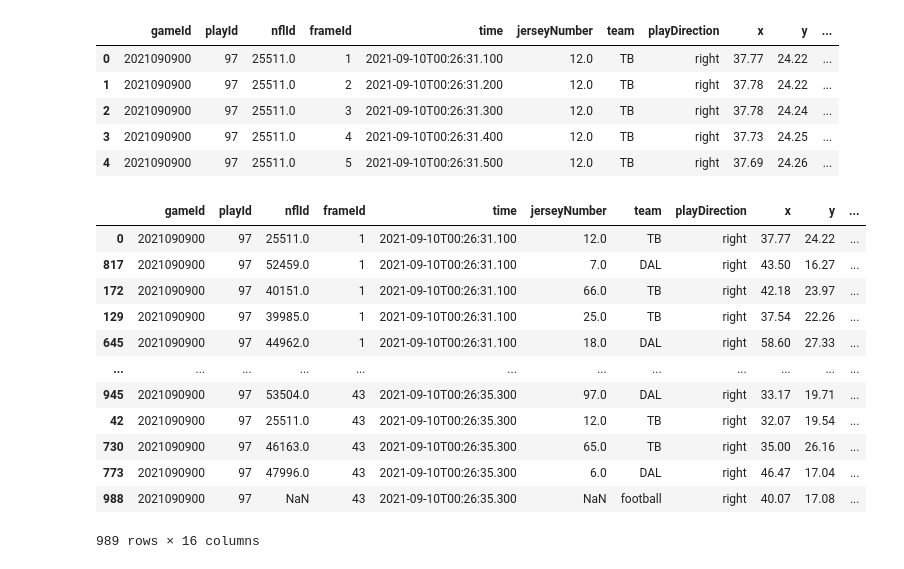
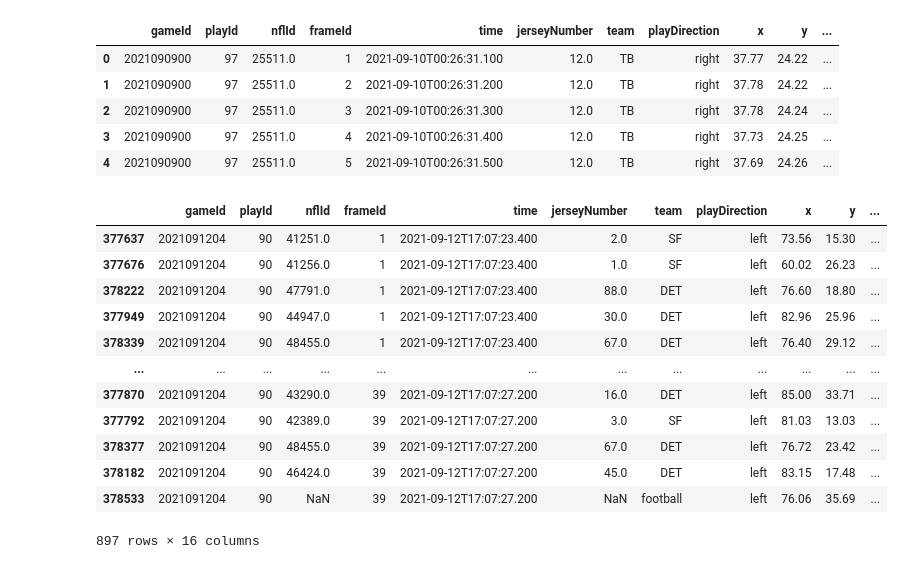
Before and after one commit to samuelrufusward/ADS-NFL, a Jupyter notebook: ExtractPlayInfo.ipynb, the cells around one changed output. Saved outputs shown, nothing was run; the diff lists cells and outputs as text; code cells hidden in the pictures.

```diff
--- a/ExtractPlayInfo.ipynb
+++ b/ExtractPlayInfo.ipynb
@@ -22,18 +28,18 @@ def collect_game_info(weekdf, playId, saved=False):
         playdf.to_csv(f'Play{playId}Frames.csv')
     return playdf
 # %%
-collect_game_info(w1data, 97,True)
+collect_game_info(w1data, 90,True)
 # %% [output]
 |  | gameId | playId | nflId | frameId | time | jerseyNumber | team | playDirection | x | y | ... |
-| 0 | 2021090900 | 97 | 25511.0 | 1 | 2021-09-10T00:26:31.100 | 12.0 | TB | right | 37.77 | 24.22 | ... |
-| 817 | 2021090900 | 97 | 52459.0 | 1 | 2021-09-10T00:26:31.100 | 7.0 | DAL | right | 43.50 | 16.27 | ... |
-| 172 | 2021090900 | 97 | 40151.0 | 1 | 2021-09-10T00:26:31.100 | 66.0 | TB | right | 42.18 | 23.97 | ... |
-| 129 | 2021090900 | 97 | 39985.0 | 1 | 2021-09-10T00:26:31.100 | 25.0 | TB | right | 37.54 | 22.26 | ... |
-| 645 | 2021090900 | 97 | 44962.0 | 1 | 2021-09-10T00:26:31.100 | 18.0 | DAL | right | 58.60 | 27.33 | ... |
+| 377637 | 2021091204 | 90 | 41251.0 | 1 | 2021-09-12T17:07:23.400 | 2.0 | SF | left | 73.56 | 15.30 | ... |
+| 377676 | 2021091204 | 90 | 41256.0 | 1 | 2021-09-12T17:07:23.400 | 1.0 | SF | left | 60.02 | 26.23 | ... |
+| 378222 | 2021091204 | 90 | 47791.0 | 1 | 2021-09-12T17:07:23.400 | 88.0 | DET | left | 76.60 | 18.80 | ... |
+| 377949 | 2021091204 | 90 | 44947.0 | 1 | 2021-09-12T17:07:23.400 | 30.0 | DET | left | 82.96 | 25.96 | ... |
+| 378339 | 2021091204 | 90 | 48455.0 | 1 | 2021-09-12T17:07:23.400 | 67.0 | DET | left | 76.40 | 29.12 | ... |
 | ... | ... | ... | ... | ... | ... | ... | ... | ... | ... | ... | ... |
-| 945 | 2021090900 | 97 | 53504.0 | 43 | 2021-09-10T00:26:35.300 | 97.0 | DAL | right | 33.17 | 19.71 | ... |
-| 42 | 2021090900 | 97 | 25511.0 | 43 | 2021-09-10T00:26:35.300 | 12.0 | TB | right | 32.07 | 19.54 | ... |
-| 730 | 2021090900 | 97 | 46163.0 | 43 | 2021-09-10T00:26:35.300 | 65.0 | TB | right | 35.00 | 26.16 | ... |
-| 773 | 2021090900 | 97 | 47996.0 | 43 | 2021-09-10T00:26:35.300 | 6.0 | DAL | right | 46.47 | 17.04 | ... |
-| 988 | 2021090900 | 97 | NaN | 43 | 2021-09-10T00:26:35.300 | NaN | football | right | 40.07 | 17.08 | ... |
+| 377870 | 2021091204 | 90 | 43290.0 | 39 | 2021-09-12T17:07:27.200 | 16.0 | DET | left | 85.00 | 33.71 | ... |
+| 377792 | 2021091204 | 90 | 42389.0 | 39 | 2021-09-12T17:07:27.200 | 3.0 | SF | left | 81.03 | 13.03 | ... |
+| 378377 | 2021091204 | 90 | 48455.0 | 39 | 2021-09-12T17:07:27.200 | 67.0 | DET | left | 76.72 | 23.42 | ... |
+| 378182 | 2021091204 | 90 | 46424.0 | 39 | 2021-09-12T17:07:27.200 | 45.0 | DET | left | 83.15 | 17.48 | ... |
+| 378533 | 2021091204 | 90 | NaN | 39 | 2021-09-12T17:07:27.200 | NaN | football | left | 76.06 | 35.69 | ... |
-989 rows × 16 columns
+897 rows × 16 columns
```
Also changed, not shown: parts of 5 cells of this notebook, 1 other file.
